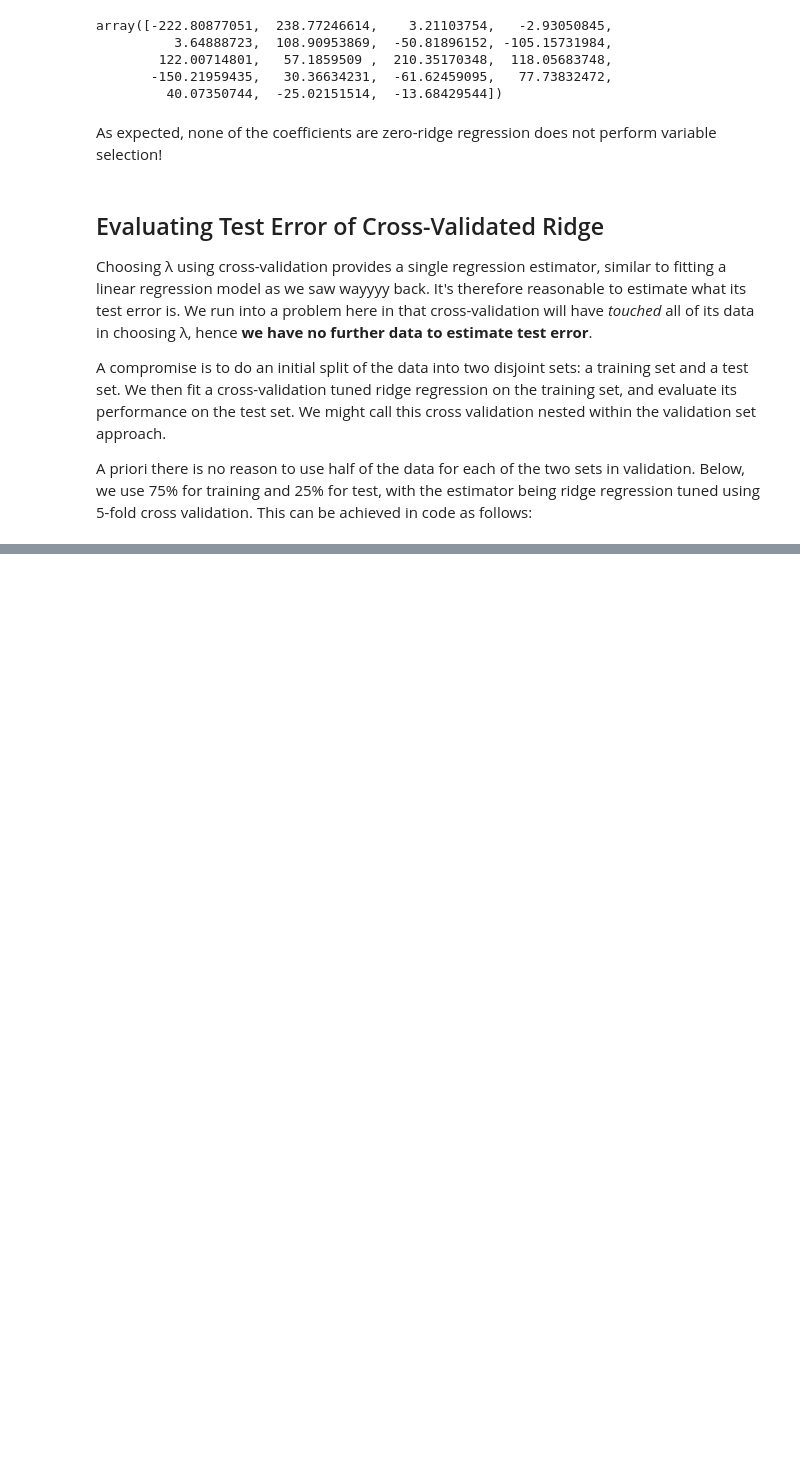
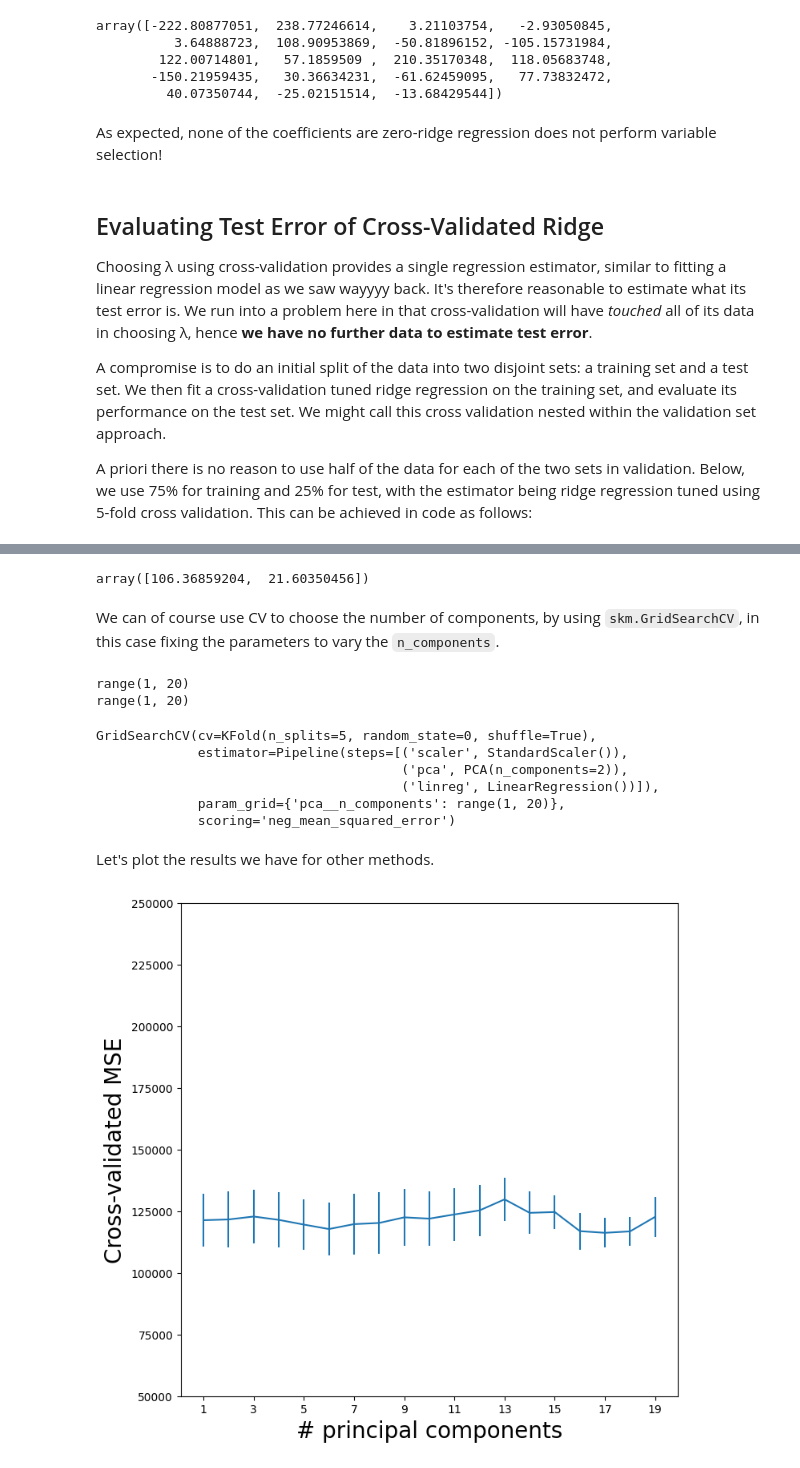
Before and after one commit to crdcamp/ml-learning-linear-regression-part-2, a Jupyter notebook: coding_labs/lin_models_and_reg_methods.ipynb, the cells around one changed output, grey strips where cells are left out. Cells and saved outputs as stored; diff of their text form; code cells hidden in the pictures; blank space fills up the shorter version.

```diff
--- a/coding_labs/lin_models_and_reg_methods.ipynb
+++ b/coding_labs/lin_models_and_reg_methods.ipynb
@@ -592,0 +692,8 @@ A priori there is no reason to use half of the data for each of the two sets in
+# %%
+pca = PCA(n_components=2)
+linreg = skl.LinearRegression()
+pipe = Pipeline([("pca", pca),
+                 ("linreg", linreg)])
+
+pipe.fit(X, Y)
+pipe.named_steps["linreg"].coef_
@@ -592,0 +704,48 @@ A priori there is no reason to use half of the data for each of the two sets in
+# %%
+pipe = Pipeline([("scaler", scaler),
+                 ("pca", pca),
+                 ("linreg", linreg)])
+pipe.fit(X, Y)
+pipe.named_steps["linreg"].coef_
+# %% [output]
+array([106.36859204,  21.60350456])
+# %% [markdown]
+We can of course use CV to choose the number of components, by using `skm.GridSearchCV`, in this case fixing the parameters to vary the `n_components`.
+# %%
+# Quick demonstration of how you could make the below code a bit better
+# Replace the range end value with the shape + 1
+print(range(1, X.shape[1]+1))
+print(range(1, 20))
+# %% [output]
+range(1, 20)
+range(1, 20)
+# %%
+param_grid = {"pca__n_components": range(1, 20)}
+
+grid = skm.GridSearchCV(pipe,
+                        param_grid,
+                        cv=kfold,
+                        scoring="neg_mean_squared_error")
+grid.fit(X, Y)
+# %% [output]
+GridSearchCV(cv=KFold(n_splits=5, random_state=0, shuffle=True),
+             estimator=Pipeline(steps=[('scaler', StandardScaler()),
+                                       ('pca', PCA(n_components=2)),
+                                       ('linreg', LinearRegression())]),
+             param_grid={'pca__n_components': range(1, 20)},
+             scoring='neg_mean_squared_error')
+# %% [markdown]
+Let's plot the results we have for other methods.
+# %%
+pcr_fig, ax = subplots(figsize=(8,8))
+n_comp = param_grid["pca__n_components"]
+ax.errorbar(n_comp,
+            -grid.cv_results_["mean_test_score"],
+grid.cv_results_["std_test_score"] / np.sqrt(K))
+
+ax.set_ylabel("Cross-validated MSE", fontsize=20)
+ax.set_xlabel("# principal components", fontsize=20)
+ax.set_xticks(n_comp[::2])
+ax.set_ylim([50000, 250000]);
+# %% [output]
+[figure, added]
```
Also changed, not shown: parts of 26 cells of this notebook, 1 other file.
